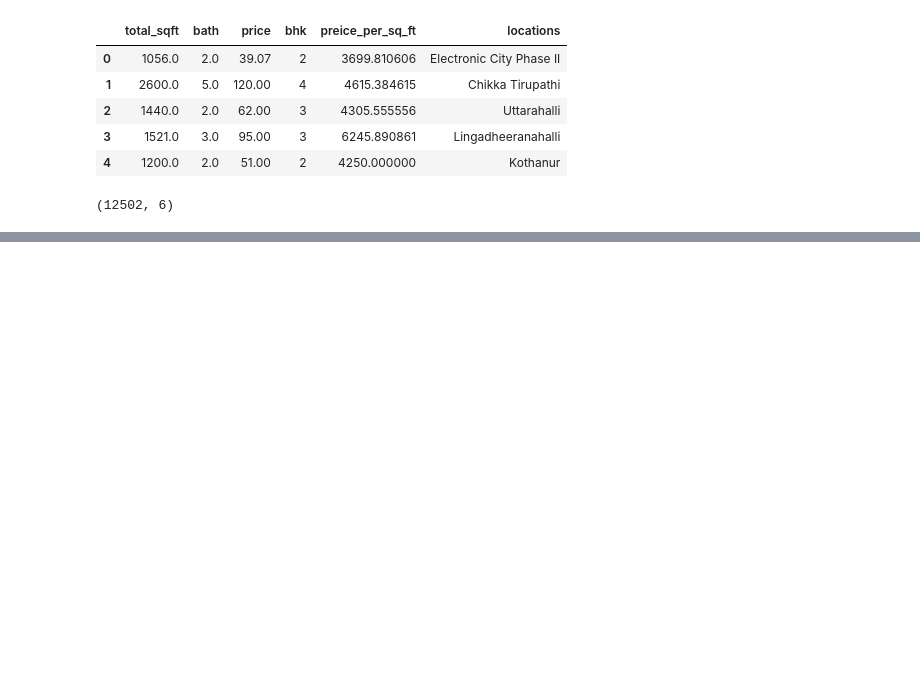
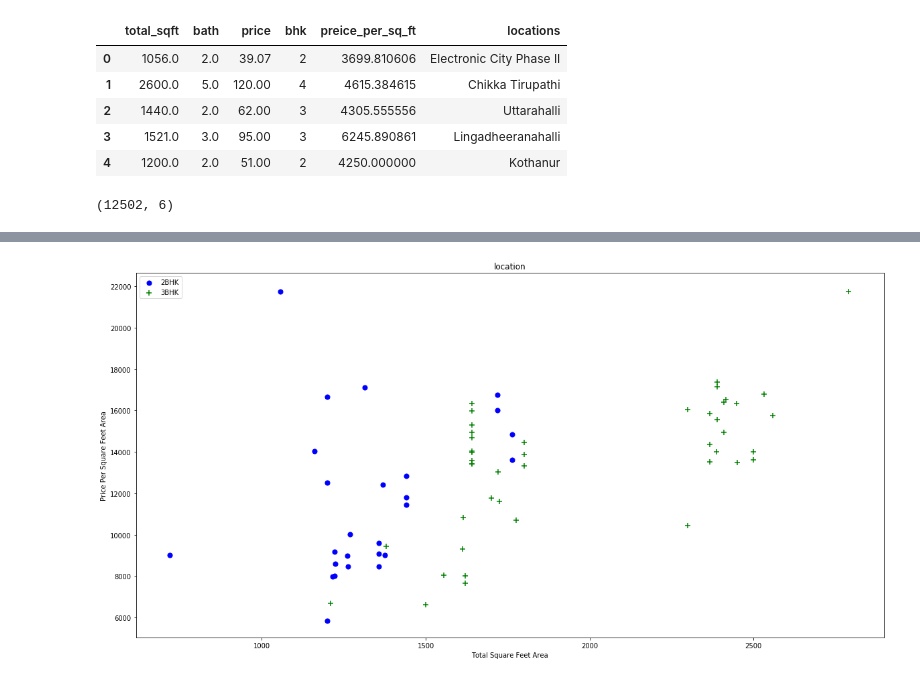
Before and after one commit to BineetaMishra/Projects, a Jupyter notebook: Liner_Regression/House_Pricing_Banglore/House_Pricing_Model.ipynb, the cells around one changed output, grey strips where cells are left out. Cells and saved outputs as stored; diff of their text form; code cells hidden in the pictures; blank space fills up the shorter version.

```diff
--- a/Liner_Regression/House_Pricing_Banglore/House_Pricing_Model.ipynb
+++ b/Liner_Regression/House_Pricing_Banglore/House_Pricing_Model.ipynb
@@ -426,0 +441,19 @@ num.shape
+# %%
+# Checking if property price for 3bhk is more than property price for 2 bhk
+# using a scatterplot
+
+
+def plot_scatter_chart(df,locations):
+    bhk2= df[(df.locations==locations) & (df.bhk==2)]
+    bhk3= df[(df.locations==locations) & (df.bhk==3)]
+    plt.rcParams["figure.figsize"] = (20,10)
+    plt.scatter(bhk2.total_sqft,bhk2.preice_per_sq_ft,color='blue',label='2BHK',s=50)
+    plt.scatter(bhk3.total_sqft,bhk3.preice_per_sq_ft,marker='+',color='green',label='3BHK',s=50)
+    plt.xlabel('Total Square Feet Area')
+    plt.ylabel('Price Per Square Feet Area')
+    plt.title('location')
+    plt.legend()
+# %%
+plot_scatter_chart(num,'Rajaji Nagar')
+# %% [output]
+[figure, added]
```
Also changed, not shown: parts of 46 cells of this notebook, 6 other files.
